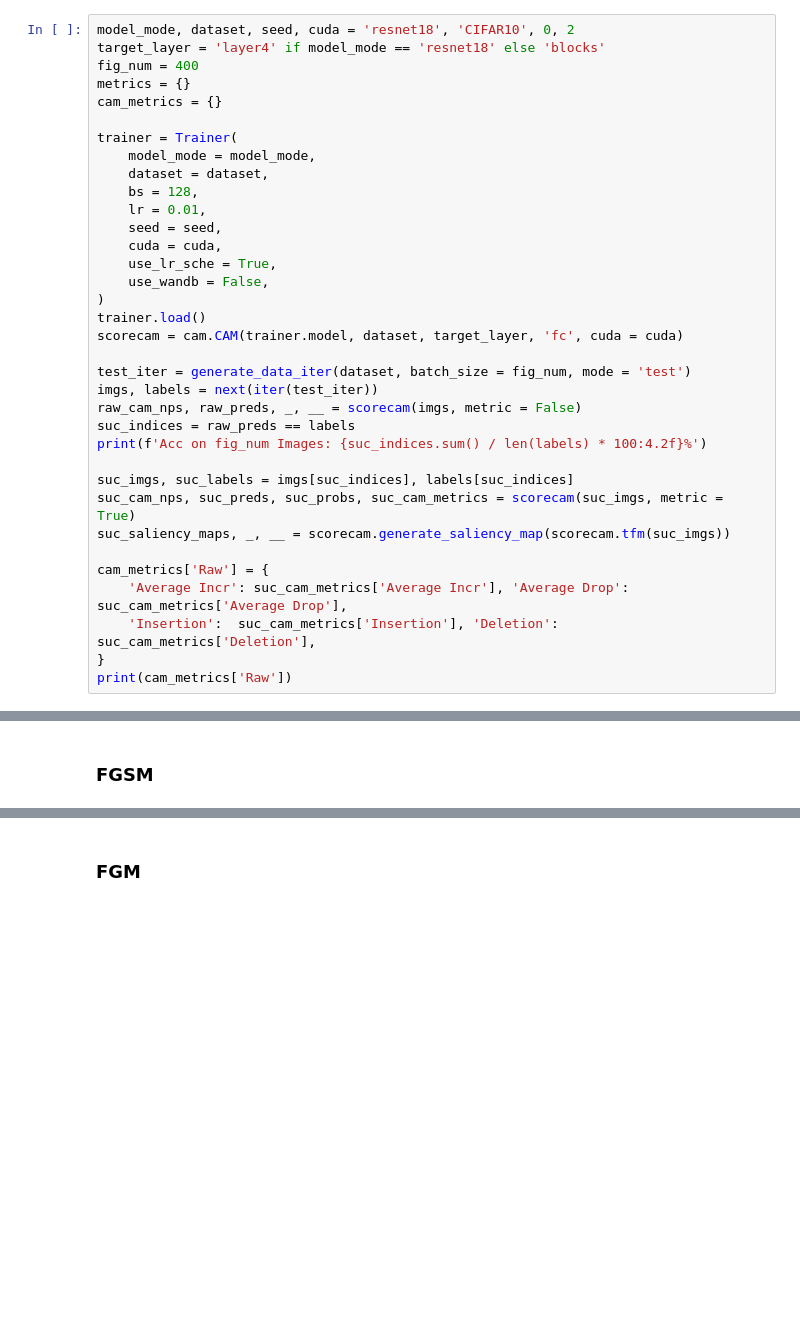
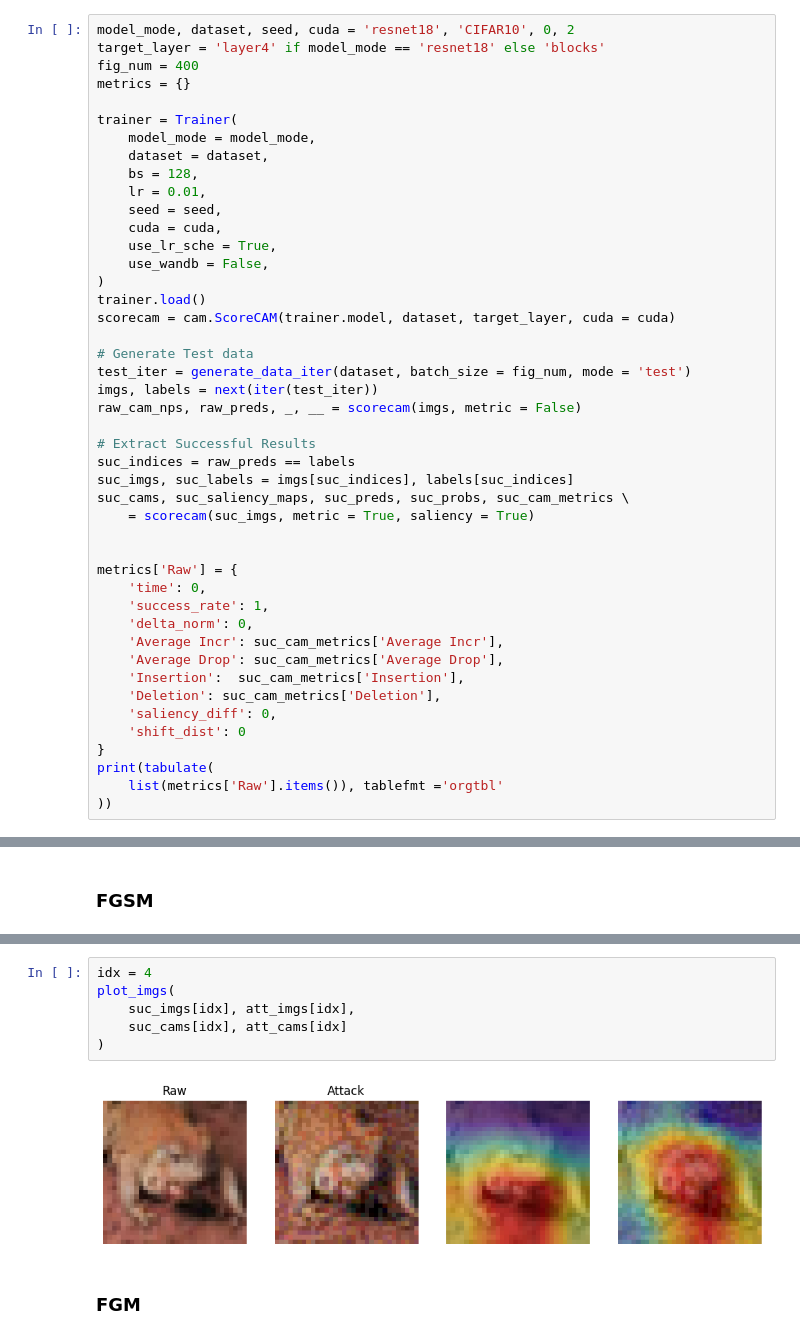
Before and after one commit to ZhaoHongjue/CAM-AdvAttack, a Jupyter notebook: attack_test.ipynb, the cells around one changed output, grey strips where cells are left out. Drawn from its saved outputs; the diff is of its cells as text; blank space fills up the shorter version.

```diff
--- a/attack_test.ipynb
+++ b/attack_test.ipynb
@@ -19,7 +20,6 @@ model_mode, dataset, seed, cuda = 'resnet18', 'CIFAR10', 0, 2
 target_layer = 'layer4' if model_mode == 'resnet18' else 'blocks'
 fig_num = 400
 metrics = {}
-cam_metrics = {}
 
 trainer = Trainer(
     model_mode = model_mode,
@@ -32,23 +32,34 @@ trainer = Trainer(
     use_wandb = False,
 )
 trainer.load()
-scorecam = cam.CAM(trainer.model, dataset, target_layer, 'fc', cuda = cuda)
+scorecam = cam.ScoreCAM(trainer.model, dataset, target_layer, cuda = cuda)
 
+# Generate Test data
 test_iter = generate_data_iter(dataset, batch_size = fig_num, mode = 'test')
 imgs, labels = next(iter(test_iter))
 raw_cam_nps, raw_preds, _, __ = scorecam(imgs, metric = False)
+
+# Extract Successful Results
 suc_indices = raw_preds == labels
-print(f'Acc on fig_num Images: {suc_indices.sum() / len(labels) * 100:4.2f}%')
+suc_imgs, suc_labels = imgs[suc_indices], labels[suc_indices]
+suc_cams, suc_saliency_maps, suc_preds, suc_probs, suc_cam_metrics \
+    = scorecam(suc_imgs, metric = True, saliency = True)
 
-suc_imgs, suc_labels = imgs[suc_indices], labels[suc_indices]
-suc_cam_nps, suc_preds, suc_probs, suc_cam_metrics = scorecam(suc_imgs, metric = True)
-suc_saliency_maps, _, __ = scorecam.generate_saliency_map(scorecam.tfm(suc_imgs))
 
-cam_metrics['Raw'] = {
-    'Average Incr': suc_cam_metrics['Average Incr'], 'Average Drop': suc_cam_metrics['Average Drop'],
-    'Insertion':  suc_cam_metrics['Insertion'], 'Deletion': suc_cam_metrics['Deletion'],
+metrics['Raw'] = {
+    'time': 0,
+    'success_rate': 1,
+    'delta_norm': 0,
+    'Average Incr': suc_cam_metrics['Average Incr'],
+    'Average Drop': suc_cam_metrics['Average Drop'],
+    'Insertion':  suc_cam_metrics['Insertion'],
+    'Deletion': suc_cam_metrics['Deletion'],
+    'saliency_diff': 0,
+    'shift_dist': 0
 }
-print(cam_metrics['Raw'])
+print(tabulate(
+    list(metrics['Raw'].items()), tablefmt ='orgtbl'
+))
 # %% [output]
 Files already downloaded and verified
 Files already downloaded and verified
@@ -128,2 +161,10 @@ FGSM:   Success Rate: 83.64%,  Norm: 1.958e-01,  Avg Time: 0.009s
+# %%
+idx = 4
+plot_imgs(
+    suc_imgs[idx], att_imgs[idx],
+    suc_cams[idx], att_cams[idx]
+)
+# %% [output]
+[figure, added]
 # %% [markdown]
 ### FGM
```
Also changed, not shown: parts of 20 cells of this notebook.
